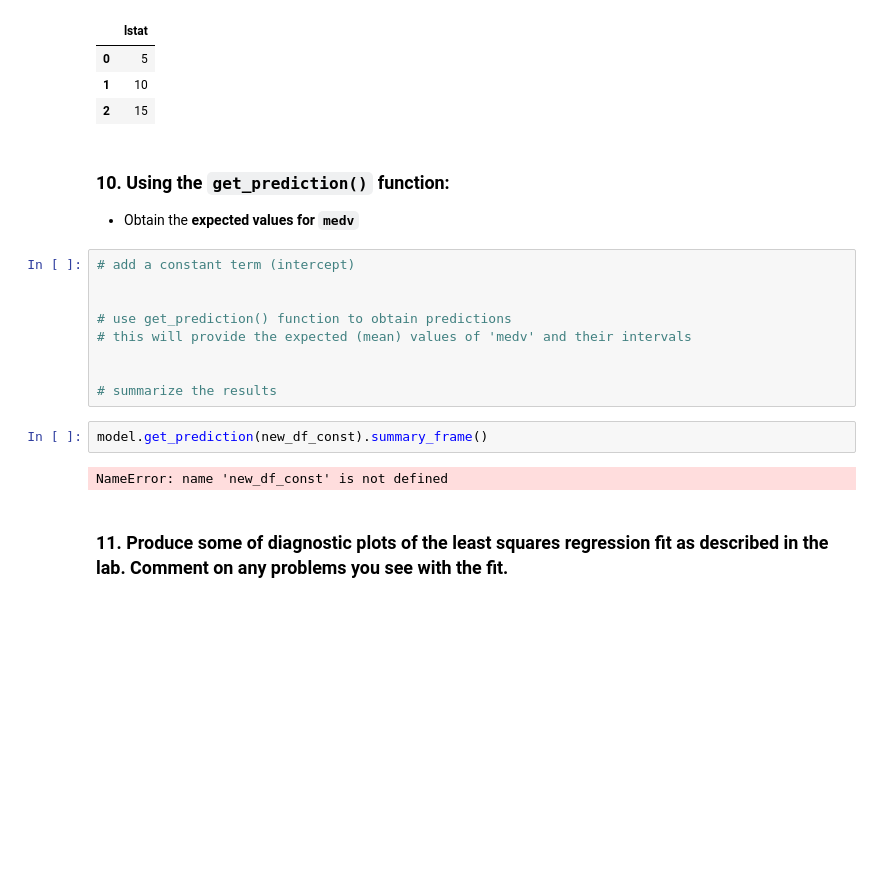
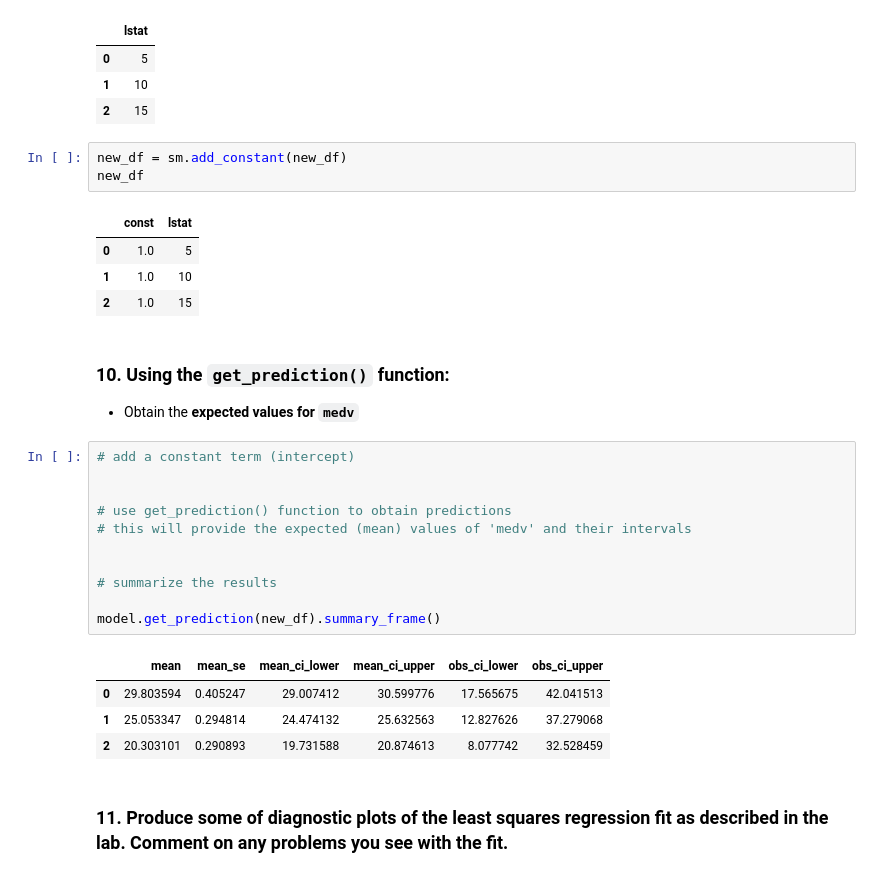
Before and after one commit to fabiojorge10/Data-Science, a Jupyter notebook: Week_10/ds-pr-week-10-student.ipynb, the cells around one changed output. Cells and saved outputs as stored; diff of their text form; blank space fills up the shorter version.

```diff
--- a/Week_10/ds-pr-week-10-student.ipynb
+++ b/Week_10/ds-pr-week-10-student.ipynb
@@ -368,6 +402,14 @@ new_df
 | 0 | 5 |
 | 1 | 10 |
 | 2 | 15 |
+# %%
+new_df = sm.add_constant(new_df)
+new_df
+# %% [output]
+|  | const | lstat |
+| 0 | 1.0 | 5 |
+| 1 | 1.0 | 10 |
+| 2 | 1.0 | 15 |
 # %% [markdown]
 ### 10. Using the `get_prediction()` function:
 
@@ -375,16 +417,19 @@ new_df
 # %%
 # add a constant term (intercept)
 
 
 # use get_prediction() function to obtain predictions
 # this will provide the expected (mean) values of 'medv' and their intervals
 
 
 # summarize the results
+
+model.get_prediction(new_df).summary_frame()
+# %% [output]
+|  | mean | mean_se | mean_ci_lower | mean_ci_upper | obs_ci_lower | obs_ci_upper |
+| 0 | 29.803594 | 0.405247 | 29.007412 | 30.599776 | 17.565675 | 42.041513 |
+| 1 | 25.053347 | 0.294814 | 24.474132 | 25.632563 | 12.827626 | 37.279068 |
+| 2 | 20.303101 | 0.290893 | 19.731588 | 20.874613 | 8.077742 | 32.528459 |
-# %%
-model.get_prediction(new_df_const).summary_frame()
-# %% [output]
-NameError: name 'new_df_const' is not defined
 # %% [markdown]
 ### 11. Produce some of diagnostic plots of the least squares regression fit as described in the lab. Comment on any problems you see with the fit.
 # %%
```
Also changed, not shown: parts of 18 cells of this notebook.
